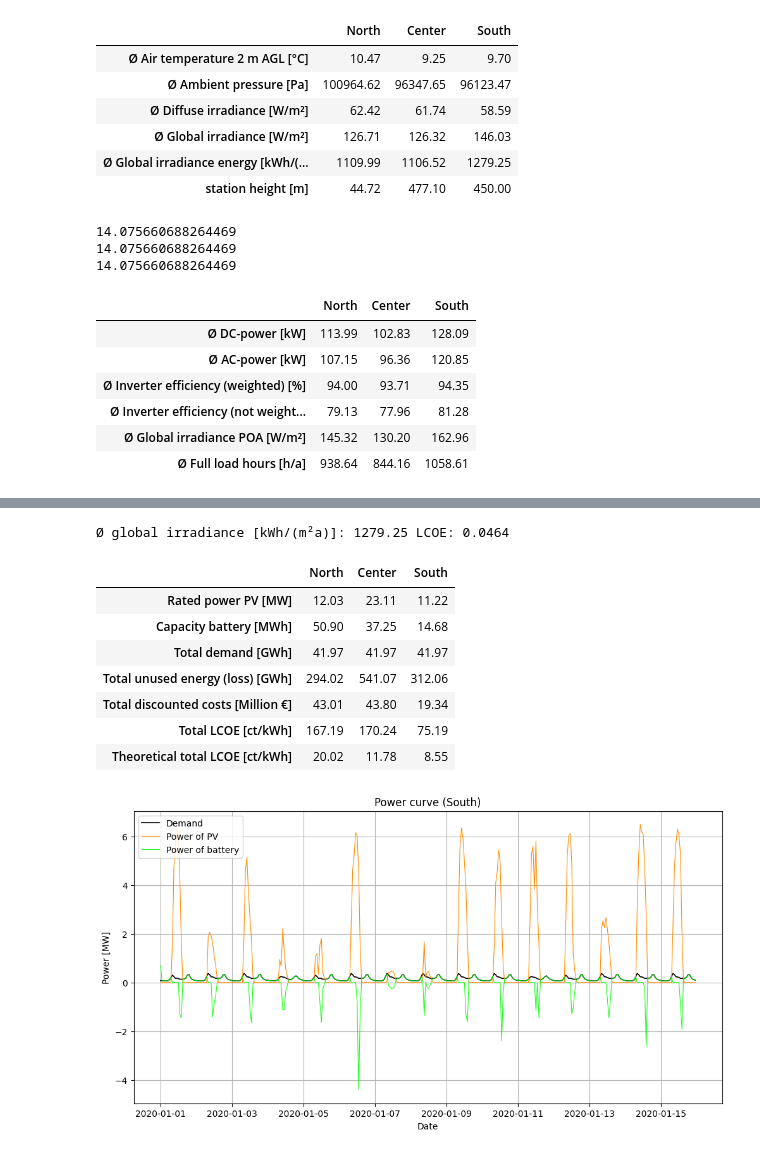
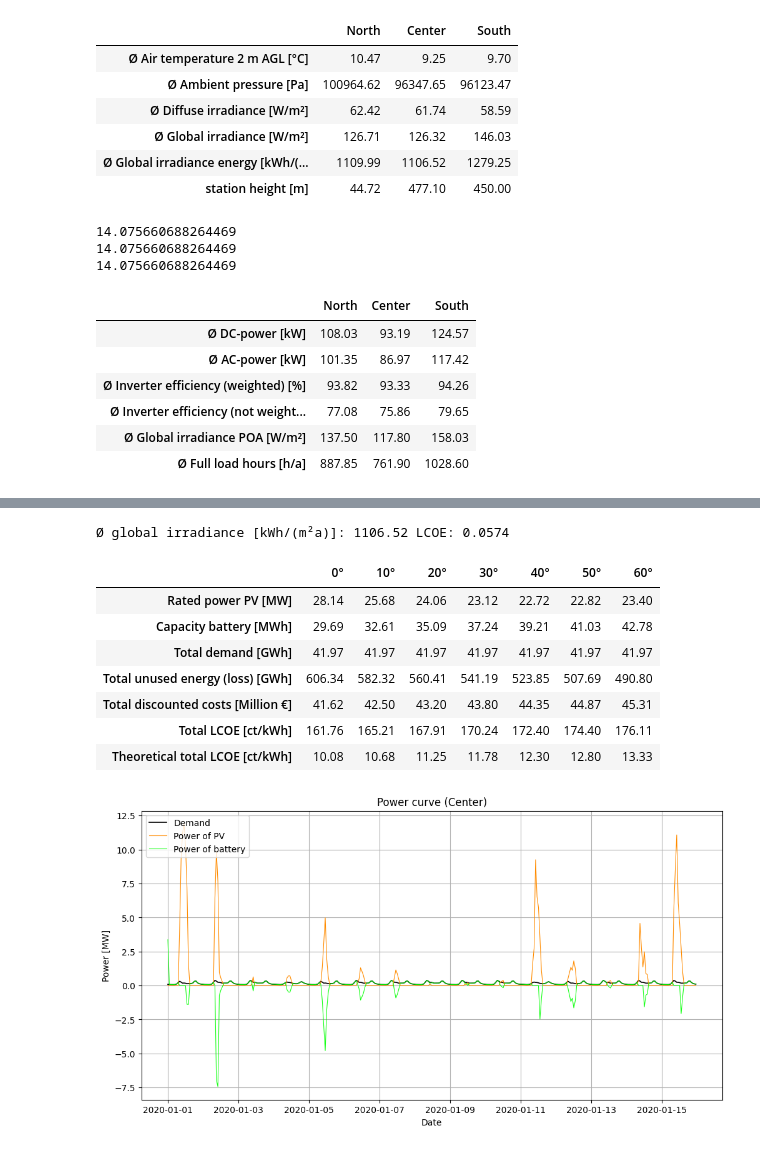
Before and after one commit to Lakim17/SERTS, a Jupyter notebook: pv_batt_opt.ipynb, the cells around one changed output, grey strips where cells are left out. Cells and saved outputs as stored; diff of their text form; code cells hidden in the pictures.

Commit message:
analysis on tilt added

```diff
--- a/pv_batt_opt.ipynb
+++ b/pv_batt_opt.ipynb
@@ -274,5 +278,9 @@ df_weather_mean
 # %%
 # -- model for calculating PV array generation data
+i_tilt = 6 ####################################################################################
+list_tilt = [0, 10, 20, 30, 40, 50, 60]
+list_str_tilt = ["0°", "10°", "20°", "30°","40°", "50°", "60°"]
+
 dict_pv = {}
 list_module_choice = ["Canadian_Solar_CS5P_220M___2009_", "Schott_Solar_ASE_270_DGF_50__260___2007__E__"]
 # create system for calculation
@@ -283,7 +291,7 @@ inverter = cec_inverters["ABB__MICRO_0_25_I_OUTD_US_208__208V_"]
 temperature_parameters = TEMPERATURE_MODEL_PARAMETERS["sapm"]["open_rack_glass_glass"]
 # system
 system_pv = PVSystem(
-    surface_tilt=30,
+    surface_tilt=list_tilt[i_tilt],
     surface_azimuth=180,
     module_parameters=module,
     inverter_parameters=inverter,
@@ -356,12 +364,12 @@ display(df_pv.round(2))
 14.075660688264469
 14.075660688264469
 |  | North | Center | South |
-| Ø DC-power [kW] | 113.99 | 102.83 | 128.09 |
-| Ø AC-power [kW] | 107.15 | 96.36 | 120.85 |
-| Ø Inverter efficiency (weighted) [%] | 94.00 | 93.71 | 94.35 |
-| Ø Inverter efficiency (not weight... | 79.13 | 77.96 | 81.28 |
-| Ø Global irradiance POA [W/m²] | 145.32 | 130.20 | 162.96 |
-| Ø Full load hours [h/a] | 938.64 | 844.16 | 1058.61 |
+| Ø DC-power [kW] | 108.03 | 93.19 | 124.57 |
+| Ø AC-power [kW] | 101.35 | 86.97 | 117.42 |
+| Ø Inverter efficiency (weighted) [%] | 93.82 | 93.33 | 94.26 |
+| Ø Inverter efficiency (not weight... | 77.08 | 75.86 | 79.65 |
+| Ø Global irradiance POA [W/m²] | 137.50 | 117.80 | 158.03 |
+| Ø Full load hours [h/a] | 887.85 | 761.90 | 1028.60 |
 # %%
 # -- periodally repeat data frame to have 30 years (life span of pv-system in the frauenhofer calculation)
 for i, df in enumerate(list_df_location):
@@ -392,8 +396,8 @@ def lin_interp_extrap(x_new, x, y):
     return y_new
 
 # - dataFrame for optimization
-i = 2 # 0:"north", 1:"center", 2:"south"
-df_solve = list_df_location[i]
+i_location = 1 #################################################################################### 0:"north", 1:"center", 2:"south"
+df_solve = list_df_location[i_location]
 
 # - cost PV
 # 950 kWh/(m²a): ~ 6,2 ct/kWh; 1120 kWh/(m²a): ~ 5,7 ct/kWh
@@ -403,7 +407,7 @@ y_pv_1 = [0.062, 0.057] # LCOE
 x_pv_2 = [1120, 1300] # FLH
 y_pv_2 = [0.057, 0.045] # LCOE
 # LCOE calculation
-irr_pv = df_weather_mean.loc["Ø Global irradiance energy [kWh/(m²a)]", list_str_location[i]]
+irr_pv = df_weather_mean.loc["Ø Global irradiance energy [kWh/(m²a)]", list_str_location[i_location]]
 if irr_pv < x_pv_1[1]:
     LCOE_pv = lin_interp_extrap(irr_pv, x_pv_1, y_pv_1)
 else:
@@ -422,7 +426,7 @@ factor_bat_EPR = 2 # energy power ratio, 2 h to fully charge or discharge
 factor_bat_eff = 0.90 ** 0.5 # 90% efficiency of battery, symmetrical distribution for charging and discharging
 count_years = (df_solve.index[-1].year - df_solve.index[0].year + 1) # 2020-2049 (30 years)
 # %% [output]
-Ø global irradiance [kWh/(m²a)]: 1279.25 LCOE: 0.0464
+Ø global irradiance [kWh/(m²a)]: 1106.52 LCOE: 0.0574
 # %%
 # -- optimization model including battery sizing
 model = pyo.ConcreteModel()
@@ -547,16 +551,16 @@ dict_results_overview_temp = {
     "Total LCOE [ct/kWh]": float((discounted_costs * 100) / discounted_energy_consumption),
     "Theoretical total LCOE [ct/kWh]": float((discounted_costs * 100) / discounted_energy_production_th)
 }
-dict_results_overview[list_str_location[i]] = dict_results_overview_temp
+dict_results_overview[list_str_tilt[i_tilt]] = dict_results_overview_temp #################################################################################### list_str_location[i_location]
 df_results_overview = pd.DataFrame(dict_results_overview)
 display(df_results_overview.round(2))
 # %% [output]
-|  | North | Center | South |
-| Rated power PV [MW] | 12.03 | 23.11 | 11.22 |
-| Capacity battery [MWh] | 50.90 | 37.25 | 14.68 |
-| Total demand [GWh] | 41.97 | 41.97 | 41.97 |
-| Total unused energy (loss) [GWh] | 294.02 | 541.07 | 312.06 |
-| Total discounted costs [Million €] | 43.01 | 43.80 | 19.34 |
-| Total LCOE [ct/kWh] | 167.19 | 170.24 | 75.19 |
-| Theoretical total LCOE [ct/kWh] | 20.02 | 11.78 | 8.55 |
+|  | 0° | 10° | 20° | 30° | 40° | 50° | 60° |
+| Rated power PV [MW] | 28.14 | 25.68 | 24.06 | 23.12 | 22.72 | 22.82 | 23.40 |
+| Capacity battery [MWh] | 29.69 | 32.61 | 35.09 | 37.24 | 39.21 | 41.03 | 42.78 |
+| Total demand [GWh] | 41.97 | 41.97 | 41.97 | 41.97 | 41.97 | 41.97 | 41.97 |
+| Total unused energy (loss) [GWh] | 606.34 | 582.32 | 560.41 | 541.19 | 523.85 | 507.69 | 490.80 |
+| Total discounted costs [Million €] | 41.62 | 42.50 | 43.20 | 43.80 | 44.35 | 44.87 | 45.31 |
+| Total LCOE [ct/kWh] | 161.76 | 165.21 | 167.91 | 170.24 | 172.40 | 174.40 | 176.11 |
+| Theoretical total LCOE [ct/kWh] | 10.08 | 10.68 | 11.25 | 11.78 | 12.30 | 12.80 | 13.33 |
 # %%
@@ -565,29 +572,29 @@ display(df_results_overview.round(2))
 # %%
-# -- visualisation of model output
+# -- visualization of model output
 df_result_for_visualization = df_result.loc[
     "2020-01-01":"2020-1-15", ("P_pv_model", "P_bat", "P_demand", "loss") # "2020-06-01 00:00:00":"2020-06-12 23:50:00"
     ]#.resample("D").mean()
 # df_result_for_visualization = df_result_for_visualization.groupby(df_result_for_visualization.index.time).mean()
 
 x = df_result_for_visualization.index
 y_demand = df_result_for_visualization["P_demand"] / 1e6
 y_pv = df_result_for_visualization["P_pv_model"] / 1e6
 y_bat = df_result_for_visualization["P_bat"] / 1e6
 y_loss = df_result_for_visualization["loss"] / 1e6
 y_sum = y_pv - y_loss + y_bat
 
 fig, ax1 = plt.subplots(figsize=(12, 6))
 
 ax1.plot(x, y_demand, label="Demand", linewidth=1.2, color="black", alpha=1)
 ax1.plot(x, y_pv, label="Power of PV", linewidth=0.8, color="darkorange", alpha=1)
 ax1.plot(x, y_bat, label="Power of battery", linewidth=0.8, color="lime", alpha=0.9)
 ax1.set_ylabel("Power [MW]")
 ax1.set_xlabel("Date")
 ax1.legend(loc="upper left")
 
 plt.grid(True)
 
-plt.title(f"Power curve ({list_str_location[i]})")
+plt.title(f"Power curve ({list_str_location[i_location]})")
 plt.show()
 # %% [output]
-[figure, old version]
+[figure, new version]
```
Also changed, not shown: parts of 4 cells of this notebook, 11 other files.
